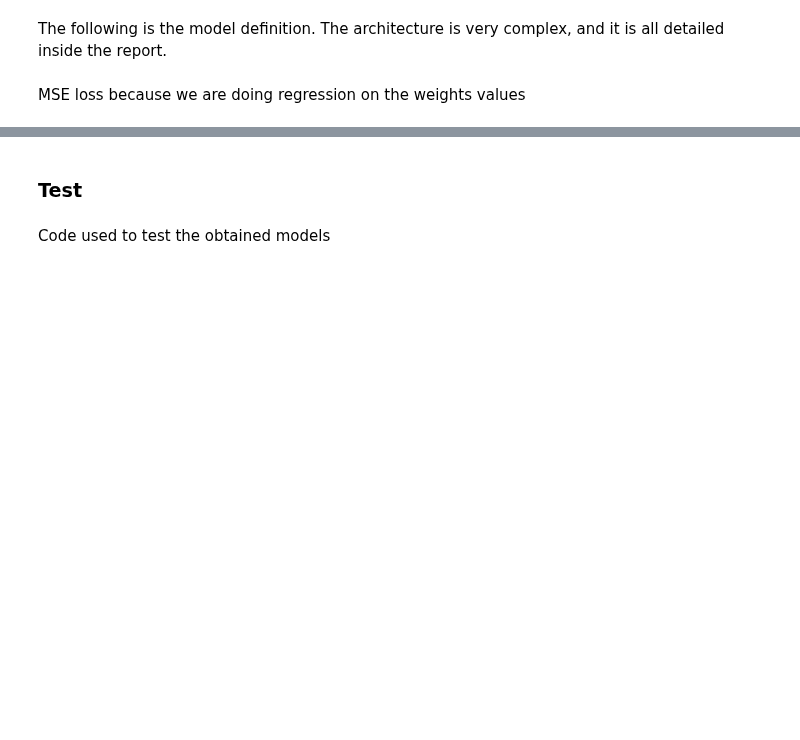
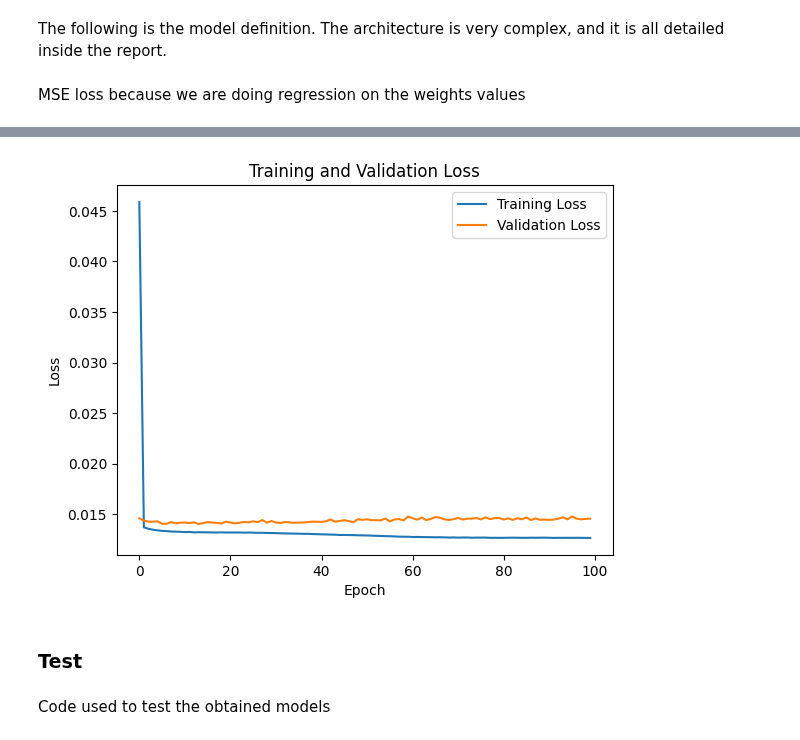
Before and after one commit to palmaaaa/AML, a Jupyter notebook: Practice/practice.ipynb, the cells around one changed output, grey strips where cells are left out. Saved outputs shown, nothing was run; the diff lists cells and outputs as text; code cells hidden in the pictures; blank space fills up the shorter version.

```diff
--- a/Practice/practice.ipynb
+++ b/Practice/practice.ipynb
@@ -1879,6 +1879,8 @@ class WeightsReconstructor(nn.Module):
     return x
 # %%
 def train(epochs, model, train_dataloader, val_dataloader, optimizer, criterion):
+  train_losses = []
+  val_losses = []
   for epoch in tqdm(range(1, epochs+1), desc = "Training", leave=False):
     model.train()
     avg_loss = 0
@@ -1912,6 +1914,10 @@ def train(epochs, model, train_dataloader, val_dataloader, optimizer, criterion)
         avg_val_loss += loss.item()
 
     print(f"Epoch: {epoch}, Training Loss: {avg_loss/len(train_dataloader)}, Validation Loss: {avg_val_loss/len(val_dataloader)}")
+    train_losses.append(avg_loss/len(train_dataloader))
+    val_losses.append(avg_val_loss/len(val_dataloader))
+
+  return train_losses, val_losses
 # %% [markdown]
 MSE loss because we are doing regression on the weights values
 # %%
@@ -1923,3 +1947,14 @@ train(epochs, model, train_dataloader, val_dataloader, optimizer, criterion)
+# %%
+# Plot losses
+plt.plot(train_losses, label='Training Loss')
+plt.plot(val_losses, label='Validation Loss')
+plt.xlabel('Epoch')
+plt.ylabel('Loss')
+plt.title('Training and Validation Loss')
+plt.legend()
+plt.show()
+# %% [output]
+[figure, added]
 # %% [markdown]
 ### Test
 # %% [markdown]
```
Also changed, not shown: parts of 11 cells of this notebook.
